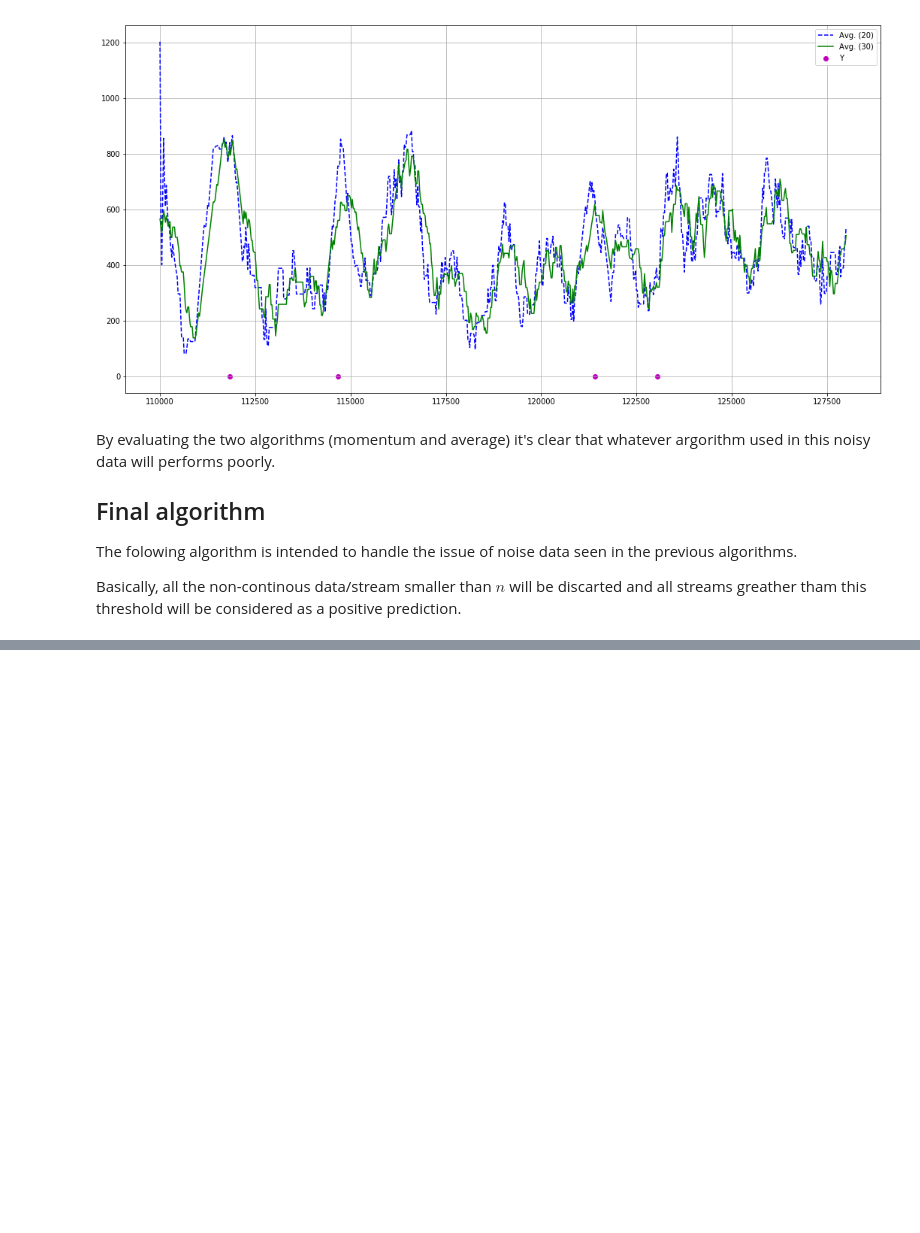
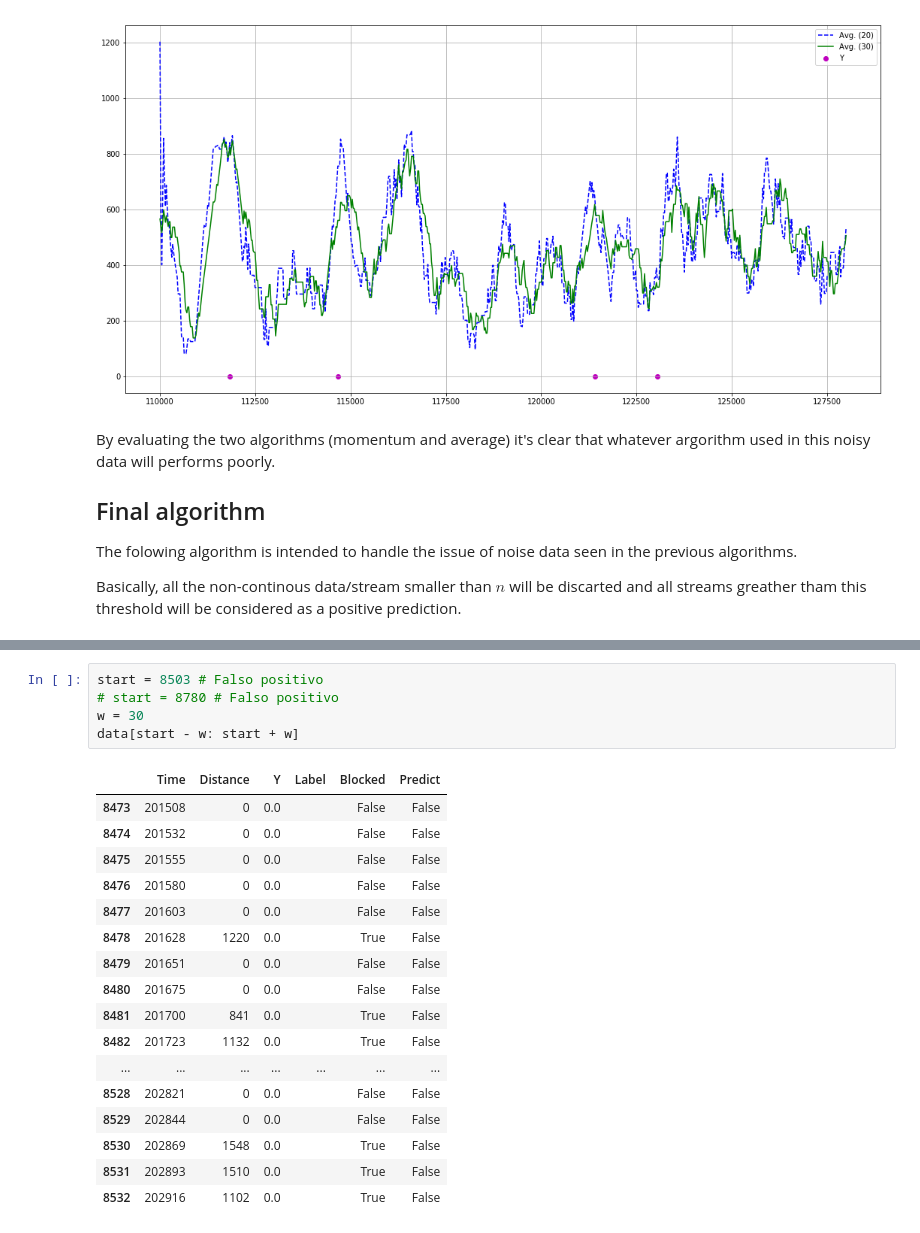
Before and after one commit to basask/traffic-data-analysis, a Jupyter notebook: notebooks/itapoa-momentum.ipynb, the cells around one changed output, grey strips where cells are left out. Saved outputs shown, nothing was run; the diff lists cells and outputs as text; blank space fills up the shorter version.

```diff
--- a/notebooks/itapoa-momentum.ipynb
+++ b/notebooks/itapoa-momentum.ipynb
@@ -128,0 +173,23 @@ plt.legend();
+# %%
+start = 8503 # Falso positivo
+# start = 8780 # Falso positivo
+w = 30
+data[start - w: start + w]
+# %% [output]
+|  | Time | Distance | Y | Label | Blocked | Predict |
+| 8473 | 201508 | 0 | 0.0 |  | False | False |
+| 8474 | 201532 | 0 | 0.0 |  | False | False |
+| 8475 | 201555 | 0 | 0.0 |  | False | False |
+| 8476 | 201580 | 0 | 0.0 |  | False | False |
+| 8477 | 201603 | 0 | 0.0 |  | False | False |
+| 8478 | 201628 | 1220 | 0.0 |  | True | False |
+| 8479 | 201651 | 0 | 0.0 |  | False | False |
+| 8480 | 201675 | 0 | 0.0 |  | False | False |
+| 8481 | 201700 | 841 | 0.0 |  | True | False |
+| 8482 | 201723 | 1132 | 0.0 |  | True | False |
+| ... | ... | ... | ... | ... | ... | ... |
+| 8528 | 202821 | 0 | 0.0 |  | False | False |
+| 8529 | 202844 | 0 | 0.0 |  | False | False |
+| 8530 | 202869 | 1548 | 0.0 |  | True | False |
+| 8531 | 202893 | 1510 | 0.0 |  | True | False |
+| 8532 | 202916 | 1102 | 0.0 |  | True | False |
```
Also changed, not shown: parts of 4 cells of this notebook.
